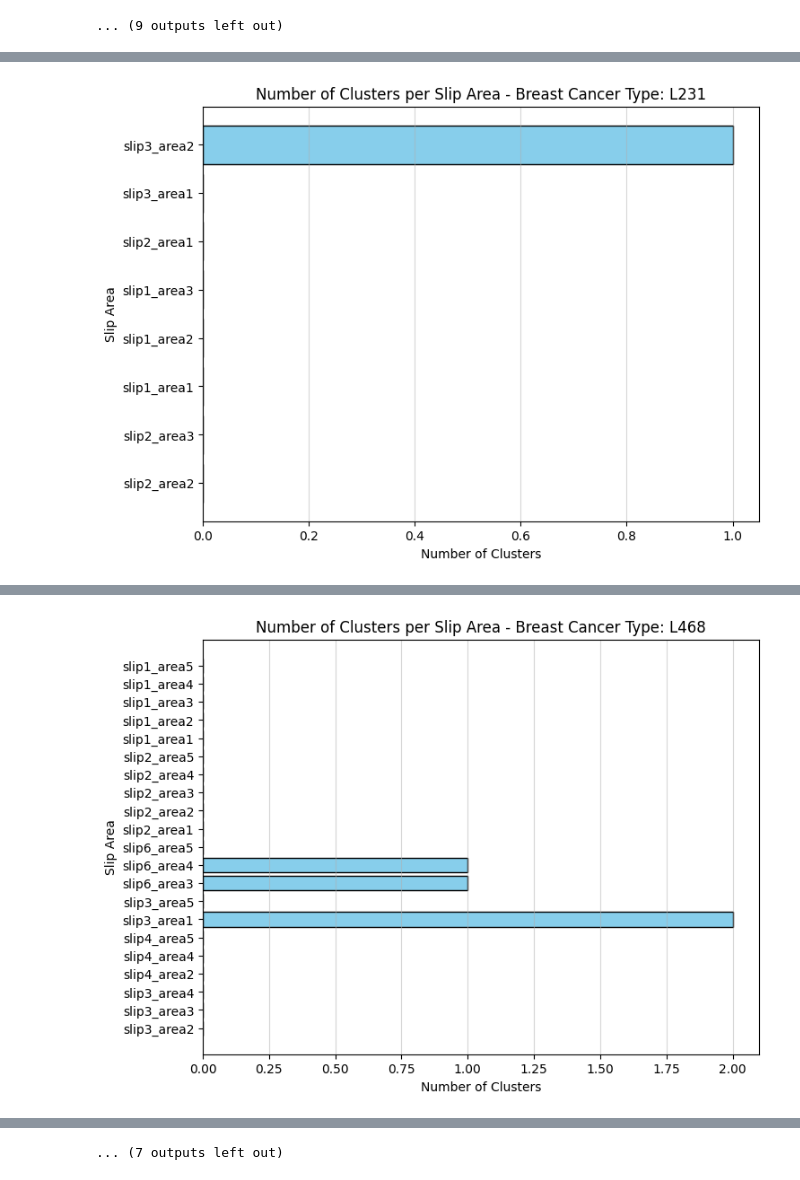
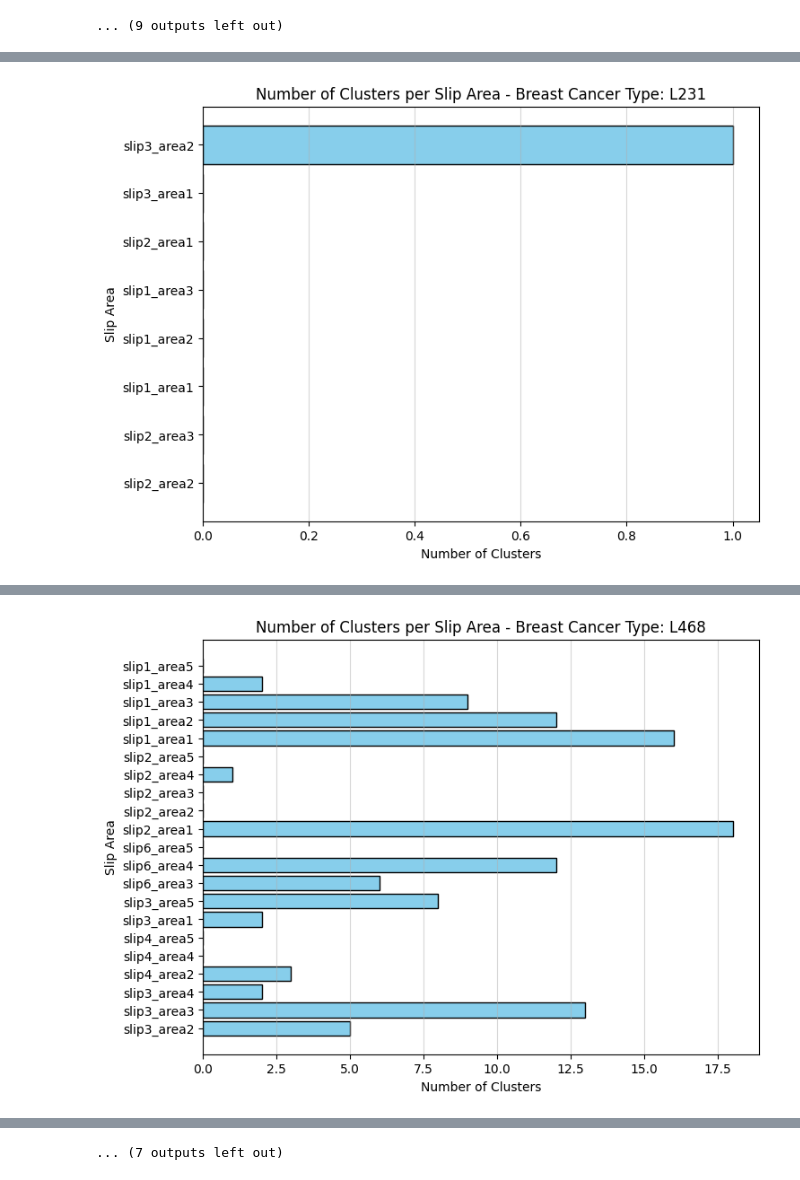
Before and after one commit to Breast-cancer-analysis/ST-DBSCAN, a Jupyter notebook: ST-DBSCAN.ipynb, the cells around one changed output, grey strips where cells are left out. Drawn from its saved outputs; the diff is of its cells as text; code cells hidden in the pictures.

Commit message:
changed eps1 code for all slip areas

```diff
--- a/ST-DBSCAN.ipynb
+++ b/ST-DBSCAN.ipynb
@@ -134,32 +134,32 @@ plt.show()
 [figure]
 ... (31 outputs left out)
 # %%
-# finding optimum epsilon by k-means clustering
-# first find optimum epsilon for distance for L468
-
-# http://www.sefidian.com/2022/12/18/how-to-determine-epsilon-and-minpts-parameters-of-dbscan-clustering/
-# https://github.com/arvkevi/kneed
-
 from sklearn.neighbors import NearestNeighbors
-from sklearn.cluster import DBSCAN
-from matplotlib import pyplot as plt
 from kneed import KneeLocator
 import numpy as np
 
+slip_area_combinations_468 = data_468['Slip_Area'].unique()
+for slip_area in slip_area_combinations_468:
+    subset = data_468[data_468['Slip_Area'] == slip_area]
+    subset_coord_468 = subset[['X', 'Y']]  # Assuming 'X' and 'Y' are the column names for coordinates
+    neighbors = NearestNeighbors(n_neighbors=4) # k-means for 2 dimensions hence 4
+    neighbors_fit = neighbors.fit(subset_coord_468)
+    distances, indices = neighbors_fit.kneighbors(subset_coord_468)
+    distances = np.sort(distances, axis=0)
+    distances = distances[:, 1]
 
-neighbors = NearestNeighbors(n_neighbors=4) # k-means for 2 dimensions hence 4
-neighbors_fit = neighbors.fit(coordinates_data_468)
-distances, indices = neighbors_fit.kneighbors(coordinates_data_468)
-distances = np.sort(distances, axis=0)
-distances = distances[:, 1]
+    # Define the range for the x-axis
+    start_index = 0
+    end_index = len(distances)
+    x_axis_range = range(start_index, end_index)
 
-# Define the range for the x-axis
-start_index = 6000
-end_index = len(distances)
-x_axis_range = range(start_index, end_index)
+    # Find the knee point
+    kneedle = KneeLocator(x_axis_range, distances[start_index:end_index], curve='convex', direction='increasing')
+    print("Optimal epsilon value for", slip_area, "is:", kneedle.knee_y)
 
-# Find the knee point
-kneedle = KneeLocator(x_axis_range, distances[start_index:end_index], curve='convex', direction='increasing')
-print("Optimal epsilon value is:", round(kneedle.knee_y, 10))
-kneedle.plot_knee()
+    # Modify the plot title to include the slip area
+    plot_title = "Knee Point for Slip Area: " + slip_area
+
+    # Plot the knee point with modified title
+    kneedle.plot_knee(title=plot_title)
 # %% [output]
@@ -260,7 +290,7 @@ for filename in os.listdir(folder_path):
 
     for slip_area in slip_area_combinations:
         subset = data[data['Slip_Area'] == slip_area]
-        st_dbscan = ST_DBSCAN(eps1=0.03, eps2=100, min_samples=6) # Apply ST-DBSCAN
+        st_dbscan = ST_DBSCAN(eps1=0.1, eps2=100, min_samples=6) # Apply ST-DBSCAN
         coord_values = subset.iloc[:, :3]  # Excluding time and slip area columns
         st_dbscan.fit(coord_values)
 
@@ -283 +313 @@ for filename in os.listdir(folder_path):
-[figure, old version]
+[figure, new version]
```
Also changed, not shown: parts of 4 cells of this notebook.
